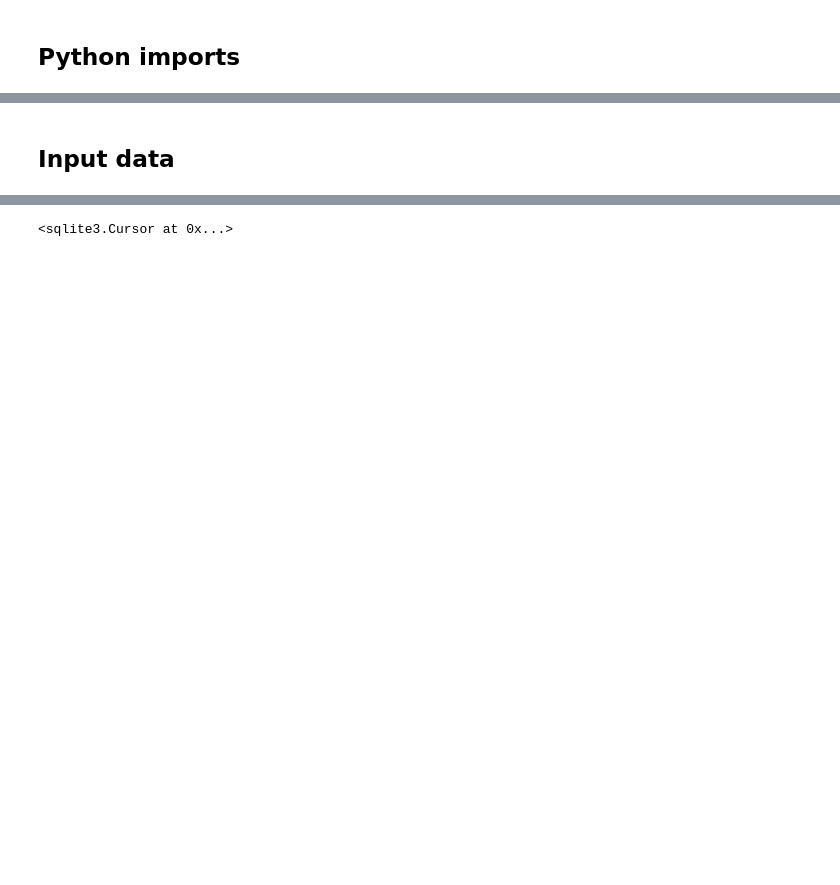
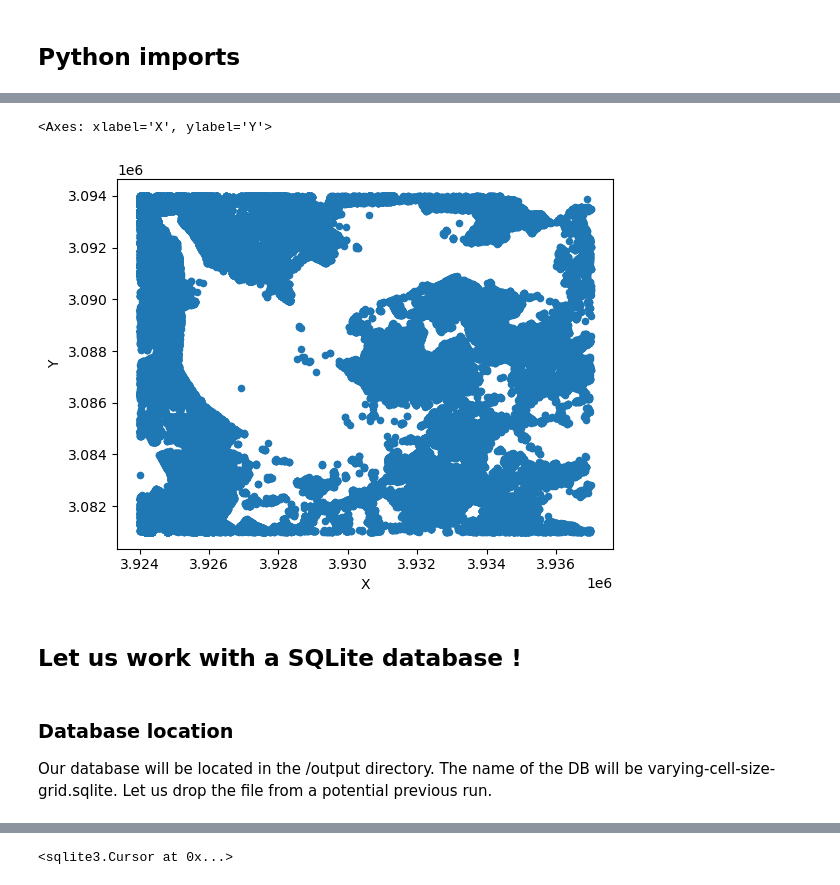
Before and after one commit to yoba7/varying-cell-size-grid, a Jupyter notebook: varying-cell-size-grid.ipynb, the cells around one changed output, grey strips where cells are left out. Saved outputs shown, nothing was run; the diff lists cells and outputs as text; code cells hidden in the pictures; blank space fills up the shorter version.

```diff
--- a/varying-cell-size-grid.ipynb
+++ b/varying-cell-size-grid.ipynb
@@ -20,0 +70,2 @@ Définitions de variables générales, d'un directory de travail et création d'
+# %%
+population = pd.read_csv('input/synthetic_population/synthetic_population.csv',sep='|')
@@ -21,3 +83,15 @@ Définitions de variables générales, d'un directory de travail et création d'
+# %%
+population.plot(x='X',y='Y',kind='scatter')
+# %% [output]
+<Axes: xlabel='X', ylabel='Y'>
+[figure, added]
+# %% [markdown]
+## Let us work with a SQLite database !
+# %% [markdown]
+### Database location
+
+Our database will be located in the /output directory. The name of the DB will be varying-cell-size-grid.sqlite.
+Let us drop the file from a potential previous run.
 # %%
 if os.path.exists(f'output/varying-cell-size-grid.sqlite'):
      os.remove(f'output/varying-cell-size-grid.sqlite')
@@ -30,2 +97,0 @@ database.commit()
-# %% [markdown]
-## Input data
```
Also changed, not shown: parts of 116 cells of this notebook.
